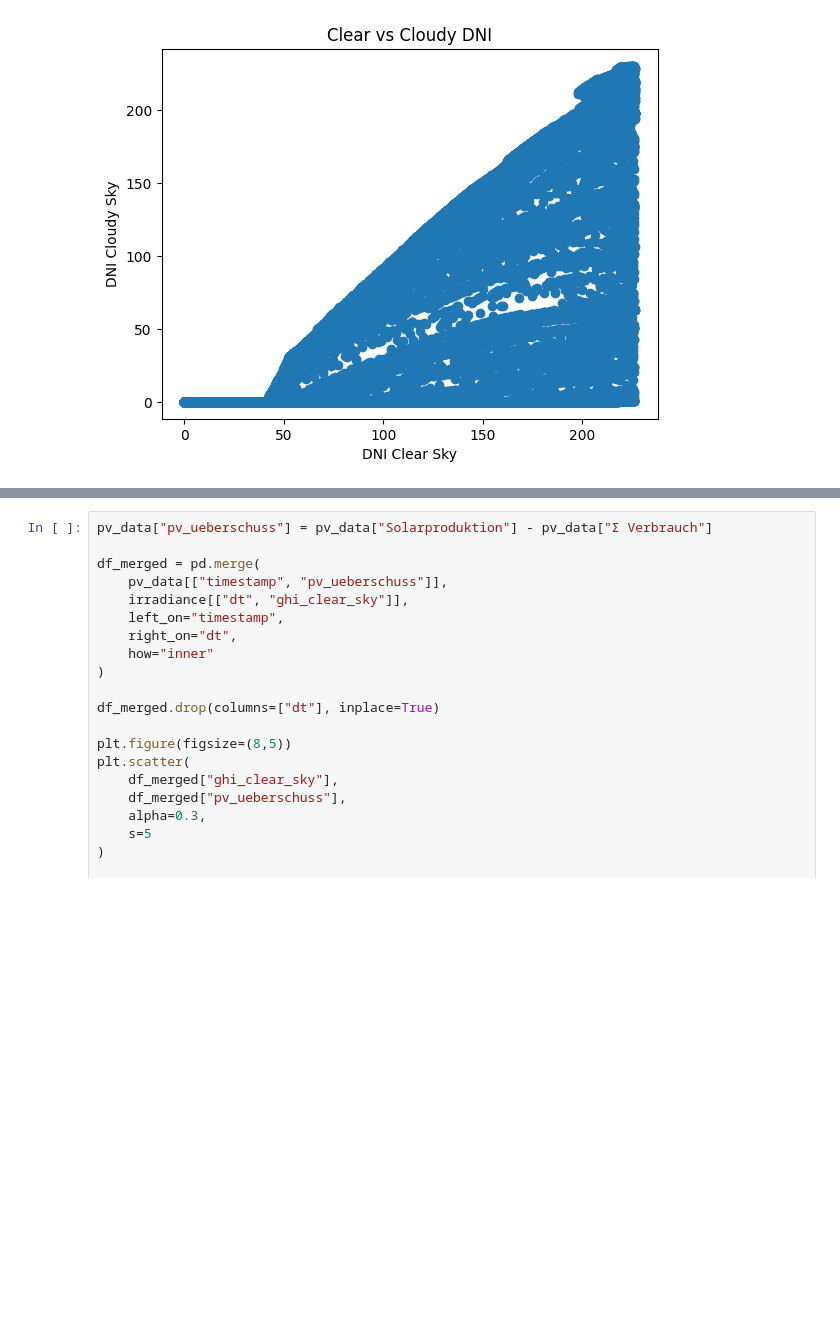
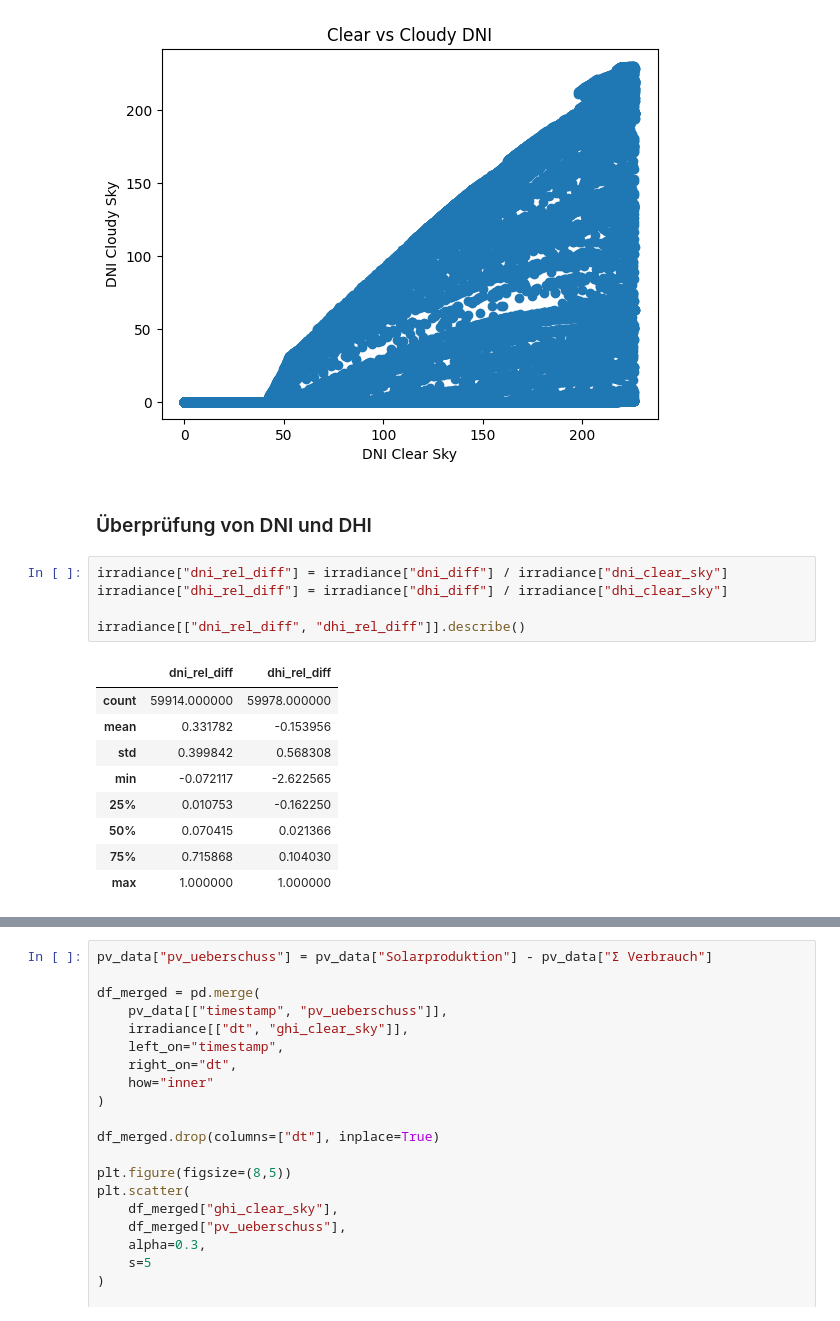
Before and after one commit to Anni075/KI-Project, a Jupyter notebook: outliers_analysis.ipynb, the cells around one changed output, grey strips where cells are left out. Cells and saved outputs as stored; diff of their text form; blank space fills up the shorter version.

```diff
--- a/outliers_analysis.ipynb
+++ b/outliers_analysis.ipynb
@@ -113,3 +117,20 @@ DHI Clear < Cloudy: 26751
 [figure]
 [figure]
 [figure]
+# %% [markdown]
+### Überprüfung von DNI und DHI
+# %%
+irradiance["dni_rel_diff"] = irradiance["dni_diff"] / irradiance["dni_clear_sky"]
+irradiance["dhi_rel_diff"] = irradiance["dhi_diff"] / irradiance["dhi_clear_sky"]
+
+irradiance[["dni_rel_diff", "dhi_rel_diff"]].describe()
+# %% [output]
+|  | dni_rel_diff | dhi_rel_diff |
+| count | 59914.000000 | 59978.000000 |
+| mean | 0.331782 | -0.153956 |
+| std | 0.399842 | 0.568308 |
+| min | -0.072117 | -2.622565 |
+| 25% | 0.010753 | -0.162250 |
+| 50% | 0.070415 | 0.021366 |
+| 75% | 0.715868 | 0.104030 |
+| max | 1.000000 | 1.000000 |
```
Also changed, not shown: parts of 9 cells of this notebook.
